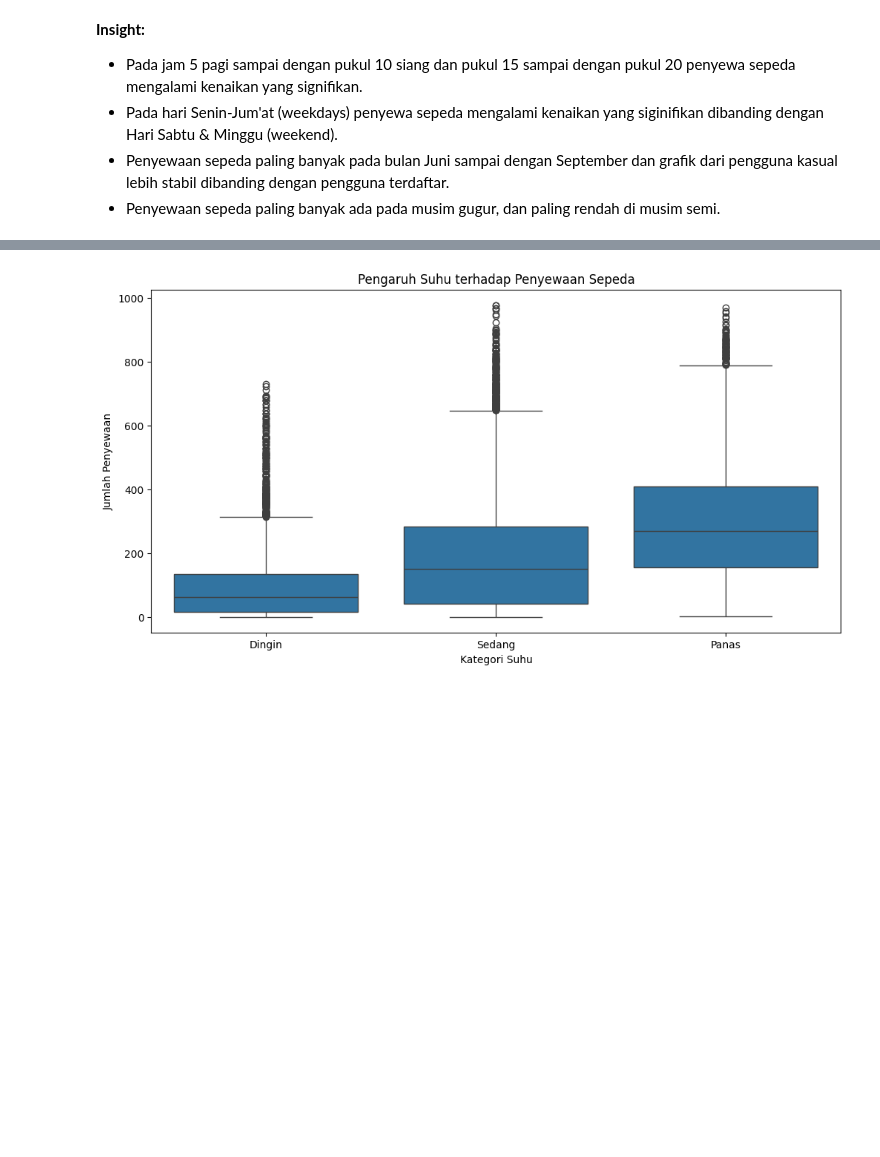
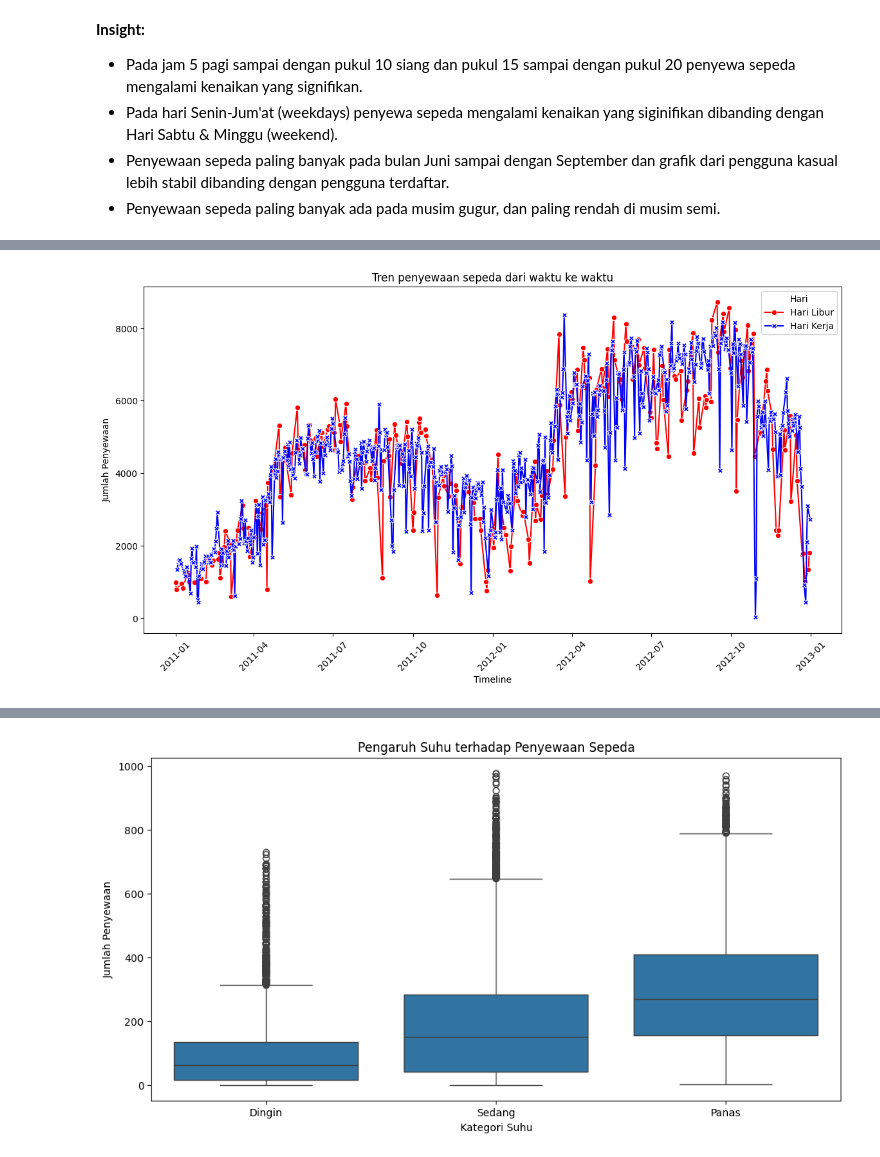
Before and after one commit to ferdiansakti/proyek_analisis_data, a Jupyter notebook: data/notebook.ipynb, the cells around one changed output, grey strips where cells are left out. Cells and saved outputs as stored; diff of their text form; code cells hidden in the pictures; blank space fills up the shorter version.

```diff
--- a/data/notebook.ipynb
+++ b/data/notebook.ipynb
@@ -110,7 +111,10 @@ Jumlah baris duplikat: 0
 ### Cleaning Data
 # %%
 # Menghapus kolom yang tidak diperlukan
-data_sepeda.drop(['instant', 'dteday'], axis=1, inplace=True)
+data_sepeda.drop(['instant'], axis=1, inplace=True)
+# %%
+# Mengkonversi kolom dteday
+data_sepeda['dteday'] = pd.to_datetime(data_sepeda['dteday'])
 # %%
 # Mengubah kolom 'season' menjadi kategori
 peta_musim = {1: 'Semi', 2: 'Panas', 3: 'Gugur', 4: 'Dingin'}
@@ -125,3 +129,6 @@ data_sepeda['mnth'] = data_sepeda['mnth'].map(peta_bulan)
 peta_hari = {0: 'Minggu', 1: 'Senin', 2: 'Selasa', 3: 'Rabu',
              4: 'Kamis', 5: 'Jumat', 6: 'Sabtu'}
 data_sepeda['weekday'] = data_sepeda['weekday'].map(peta_hari)
+# %%
+# Menggabungkan data ke penyewaan harian
+penyewaan_harian = data_sepeda.groupby(['dteday', 'workingday', 'holiday'])['cnt'].sum().reset_index()
@@ -281,0 +299,16 @@ plt.show()
+# %%
+# Visualisasi tren penyewaan dari waktu ke waktu
+plt.figure(figsize=(14, 7))
+palette = {0: "red", 1: "blue"}  # 0 = Hari Libur, 1 = Hari Kerja
+sns.lineplot(x='dteday', y='cnt', hue='workingday', data=penyewaan_harian,
+    palette=palette, style='workingday', markers=True, dashes=False)
+plt.title("Tren penyewaan sepeda dari waktu ke waktu")
+plt.xlabel("Timeline")
+plt.ylabel("Jumlah Penyewaan")
+plt.xticks(rotation=45)
+handles, labels = plt.gca().get_legend_handles_labels()
+custom_labels = ["Hari Libur", "Hari Kerja"]
+plt.legend(handles, custom_labels, title="Hari", loc='upper right', frameon=True)
+plt.show()
+# %% [output]
+[figure, added]
```
Also changed, not shown: parts of 12 cells of this notebook.
